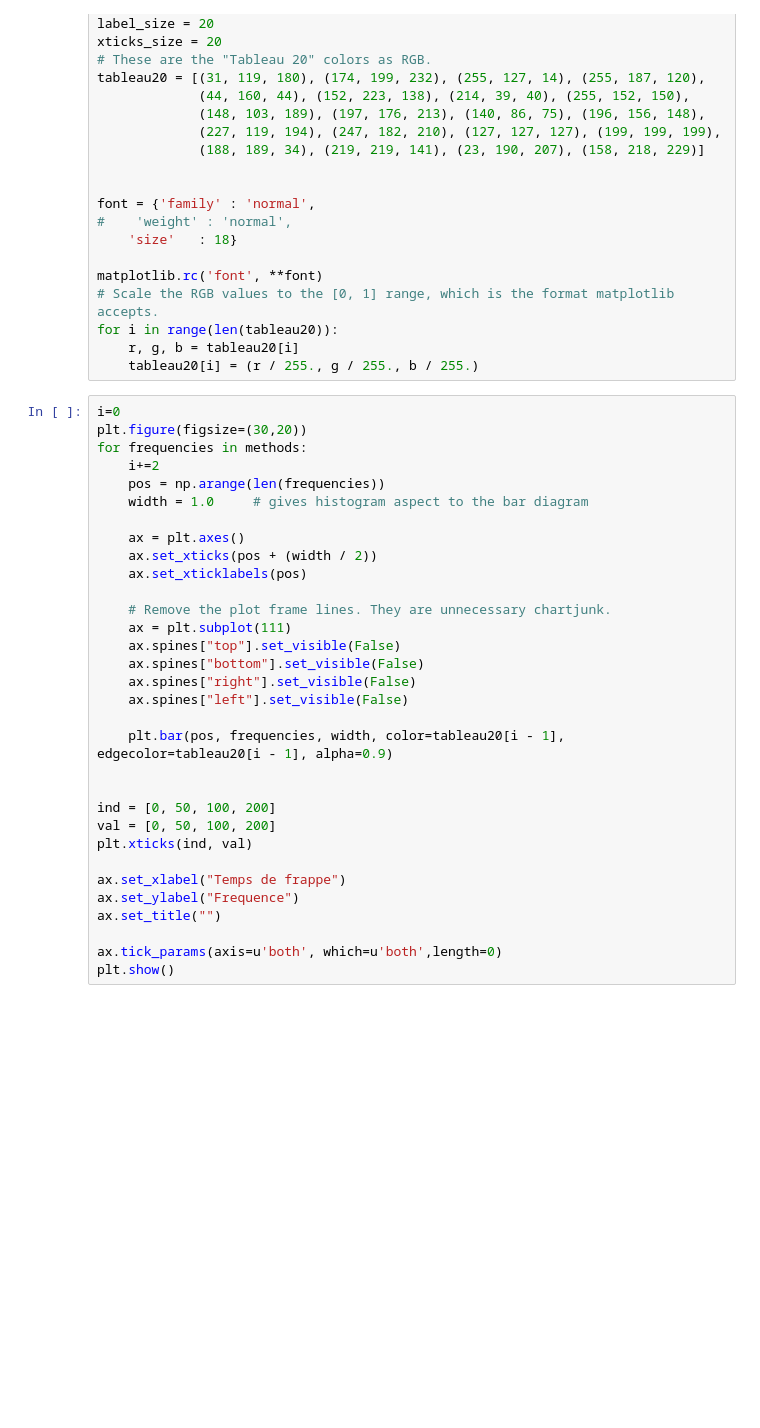
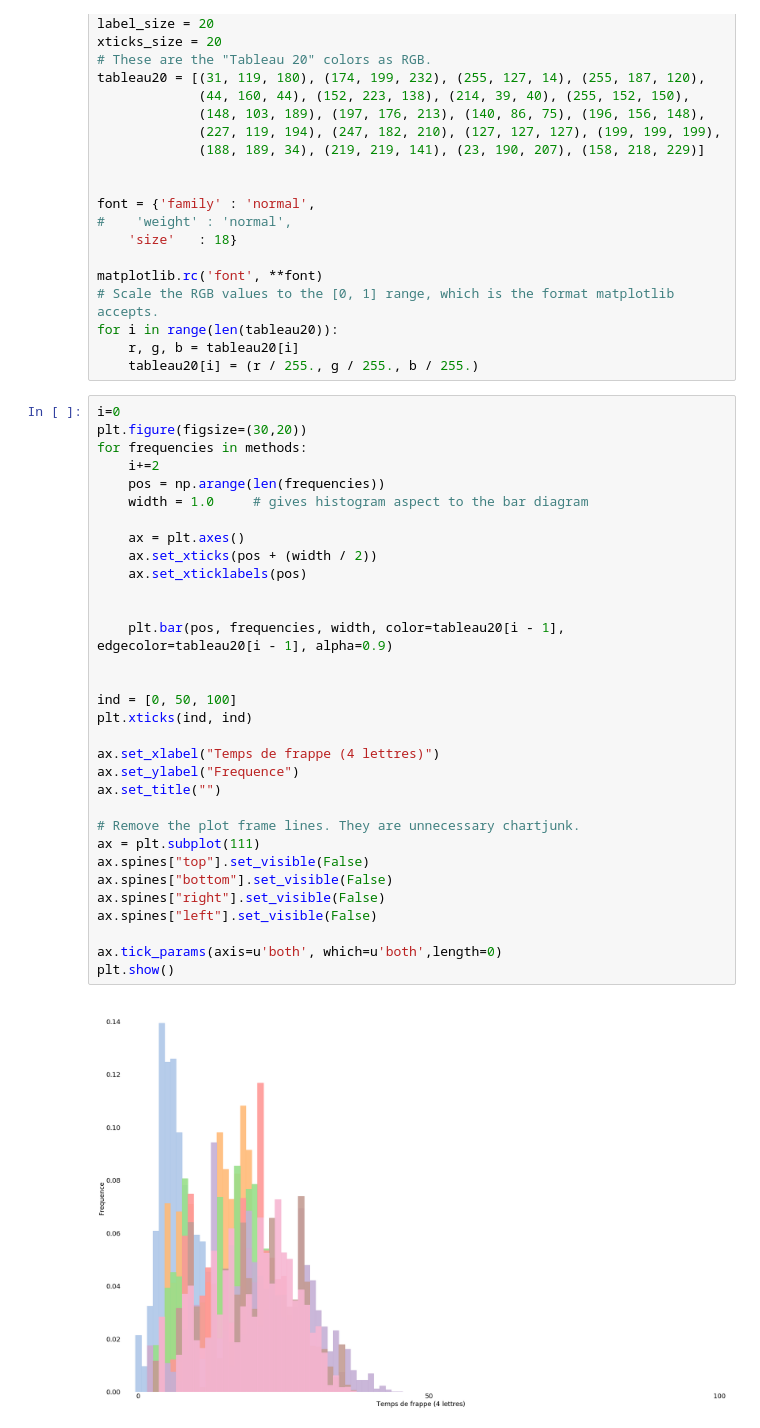
Before and after one commit to Dicotomix/DicotomixSurvey, a Jupyter notebook: Survey.ipynb, the cells around one changed output. Drawn from its saved outputs; the diff is of its cells as text; blank space fills up the shorter version.

```diff
--- a/Survey.ipynb
+++ b/Survey.ipynb
@@ -40,35 +40,37 @@ for i in range(len(tableau20)):
 # %%
 i=0
 plt.figure(figsize=(30,20))
 for frequencies in methods:
     i+=2
     pos = np.arange(len(frequencies))
     width = 1.0     # gives histogram aspect to the bar diagram
 
     ax = plt.axes()
     ax.set_xticks(pos + (width / 2))
     ax.set_xticklabels(pos)
 
-    # Remove the plot frame lines. They are unnecessary chartjunk.
-    ax = plt.subplot(111)
-    ax.spines["top"].set_visible(False)
-    ax.spines["bottom"].set_visible(False)
-    ax.spines["right"].set_visible(False)
-    ax.spines["left"].set_visible(False)
 
     plt.bar(pos, frequencies, width, color=tableau20[i - 1], edgecolor=tableau20[i - 1], alpha=0.9)
 
 
-ind = [0, 50, 100, 200]
-val = [0, 50, 100, 200]
-plt.xticks(ind, val)
+ind = [0, 50, 100]
+plt.xticks(ind, ind)
 
-ax.set_xlabel("Temps de frappe")
+ax.set_xlabel("Temps de frappe (4 lettres)")
 ax.set_ylabel("Frequence")
 ax.set_title("")
 
+# Remove the plot frame lines. They are unnecessary chartjunk.
+ax = plt.subplot(111)
+ax.spines["top"].set_visible(False)
+ax.spines["bottom"].set_visible(False)
+ax.spines["right"].set_visible(False)
+ax.spines["left"].set_visible(False)
+
 ax.tick_params(axis=u'both', which=u'both',length=0)
 plt.show()
+# %% [output]
+[figure, added]
 # %%
 plt.figure(figsize=(30,20))
 for frequencies in methods:
```
Also changed, not shown: parts of 4 cells of this notebook.
